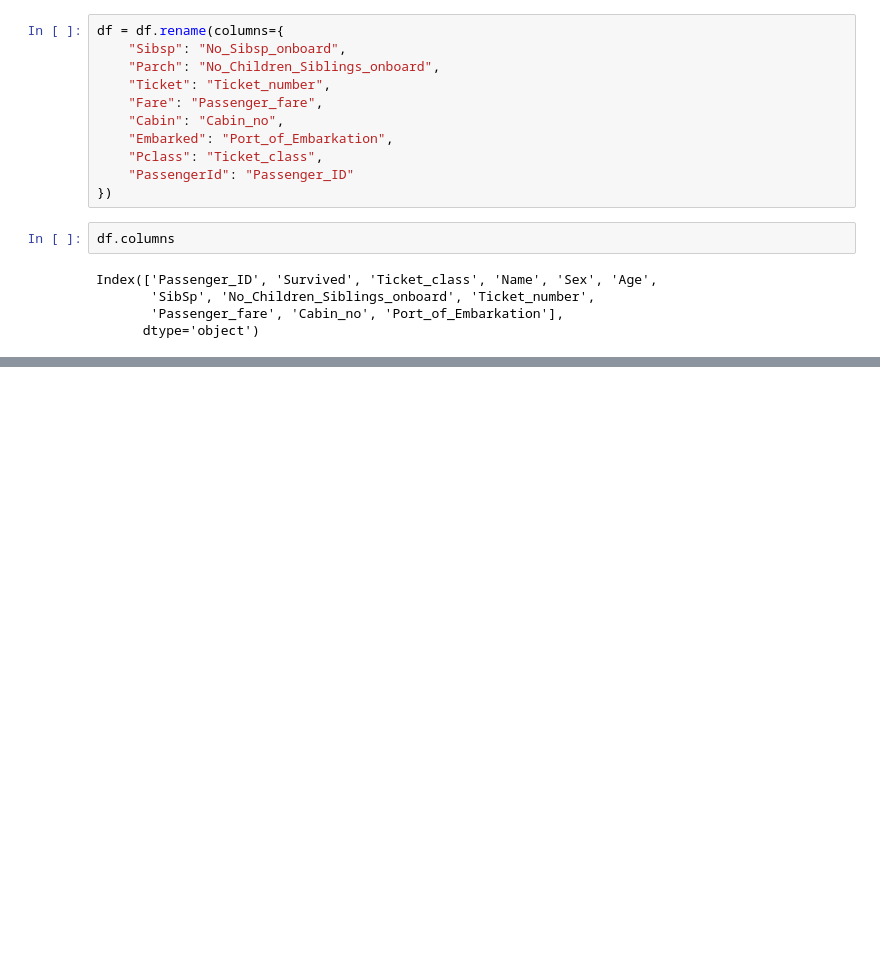
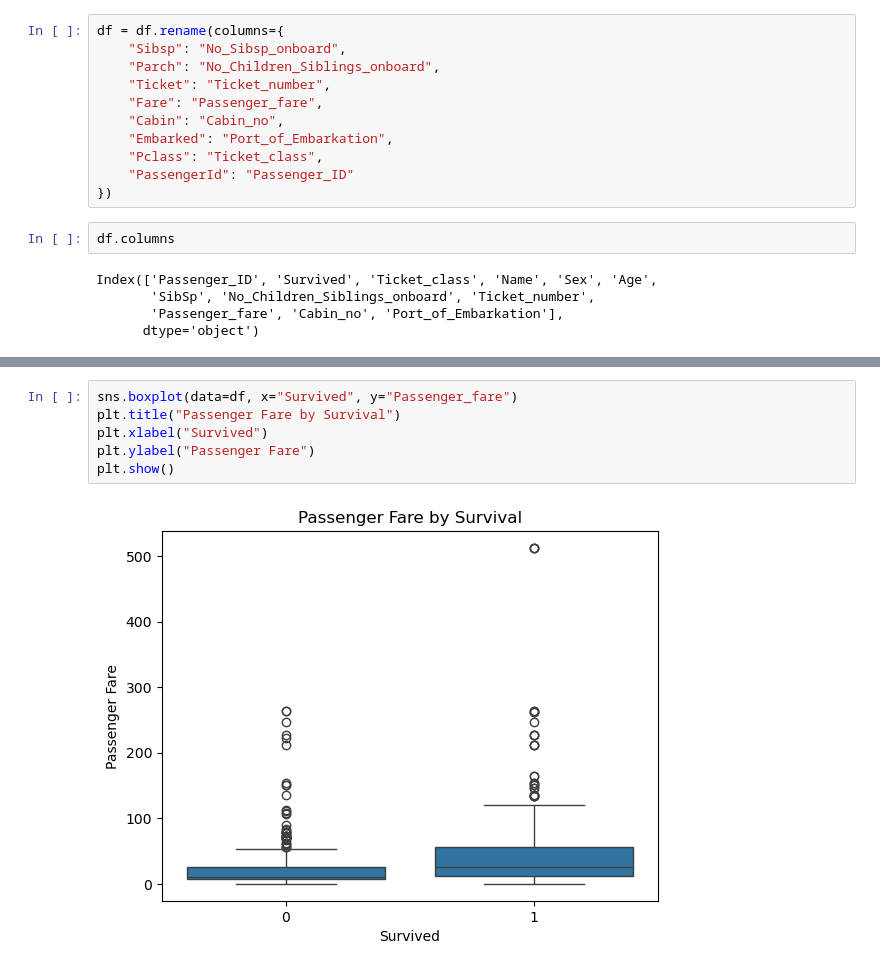
Before and after one commit to andylart/Titanic-Survival-Analysis, a Jupyter notebook: Titanic survival Analysis Notebook.ipynb, the cells around one changed output, grey strips where cells are left out. Drawn from its saved outputs; the diff is of its cells as text; blank space fills up the shorter version.

```diff
--- a/Titanic survival Analysis Notebook.ipynb
+++ b/Titanic survival Analysis Notebook.ipynb
@@ -74,0 +322,8 @@ df.head()
+# %%
+sns.boxplot(data=df, x="Survived", y="Passenger_fare")
+plt.title("Passenger Fare by Survival")
+plt.xlabel("Survived")
+plt.ylabel("Passenger Fare")
+plt.show()
+# %% [output]
+[figure, added]
```
Also changed, not shown: parts of 47 cells of this notebook.
